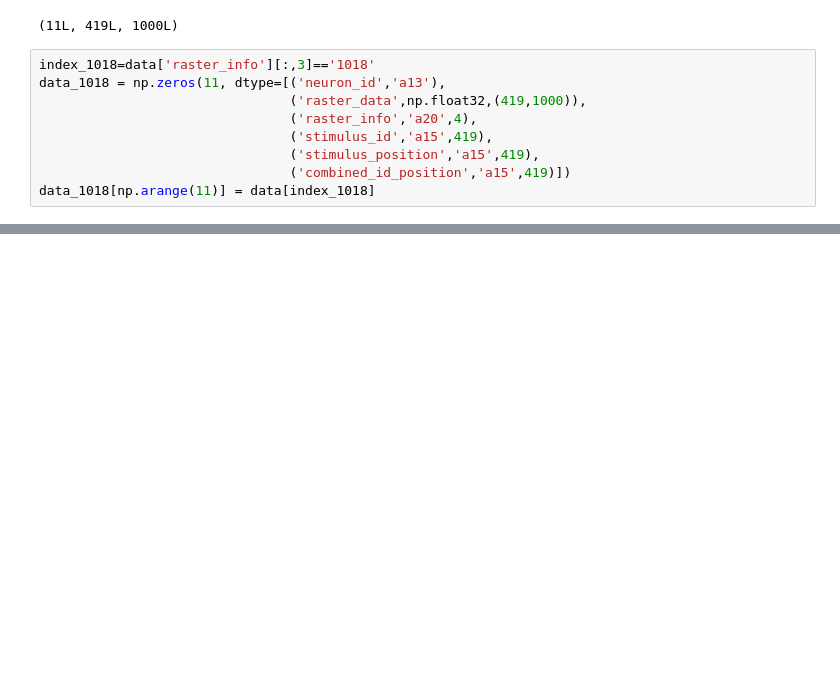
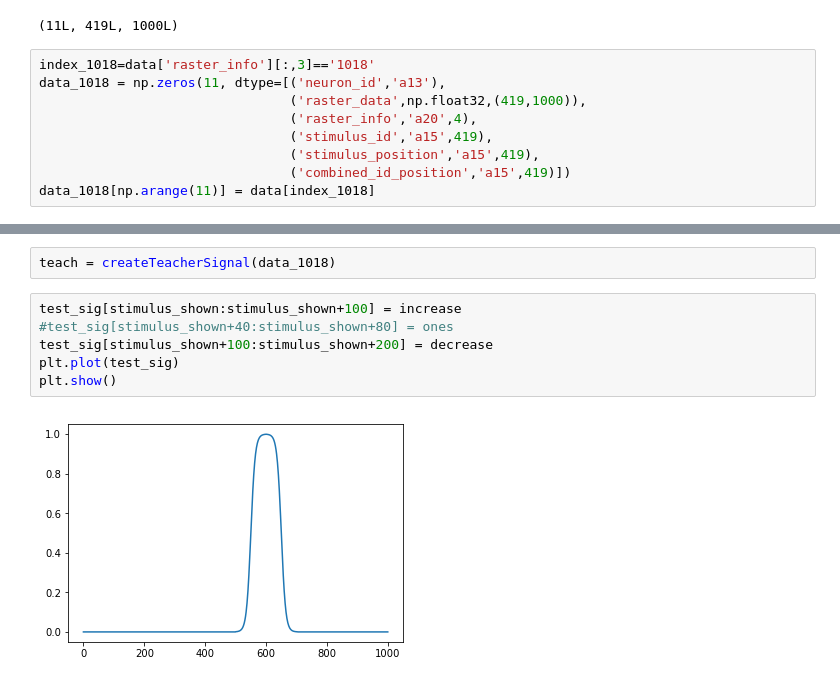
Before and after one commit to brookefitzgerald/ESNResearch, a Jupyter notebook: ZhangClassifyPlayground.ipynb, the cells around one changed output, grey strips where cells are left out. Saved outputs shown, nothing was run; the diff lists cells and outputs as text; blank space fills up the shorter version.

Commit message:
Wrote and tested function to create teacher signals

```diff
--- a/ZhangClassifyPlayground.ipynb
+++ b/ZhangClassifyPlayground.ipynb
@@ -148,0 +168,10 @@ array([['501', 'A', '1', '1018'],
+# %%
+teach = createTeacherSignal(data_1018)
+# %%
+test_sig[stimulus_shown:stimulus_shown+100] = increase
+#test_sig[stimulus_shown+40:stimulus_shown+80] = ones
+test_sig[stimulus_shown+100:stimulus_shown+200] = decrease
+plt.plot(test_sig)
+plt.show()
+# %% [output]
+[figure, added]
```
Also changed, not shown: parts of 9 cells of this notebook, 1 other file.
